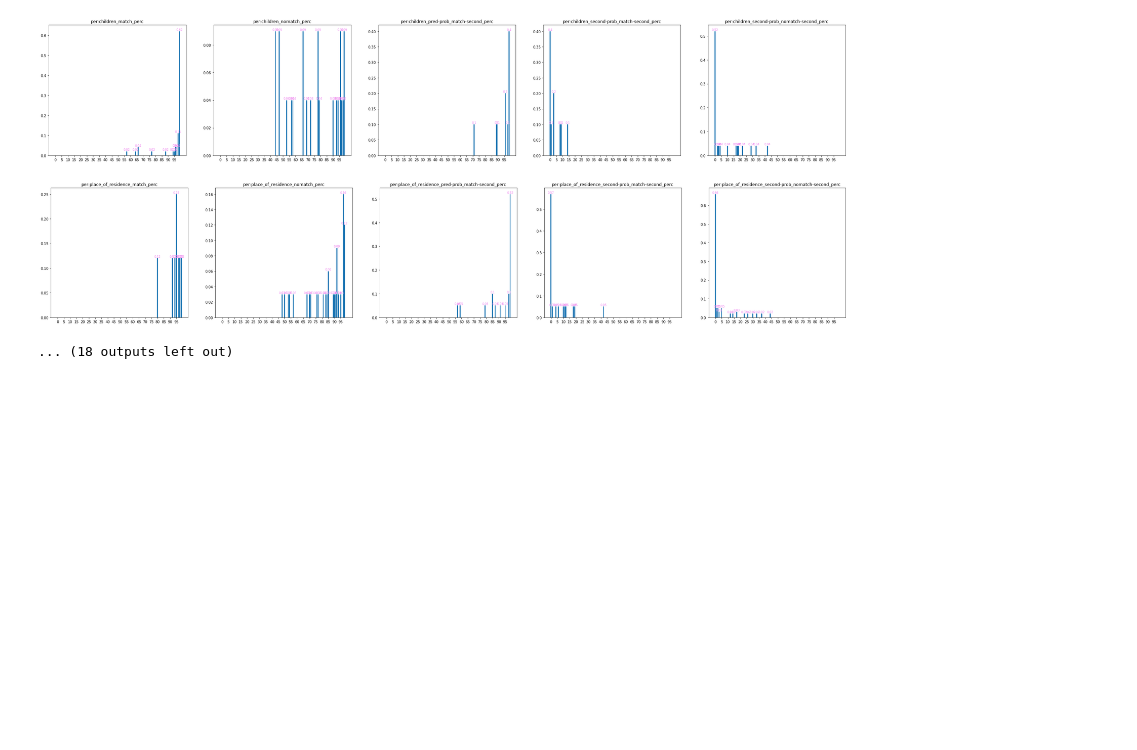
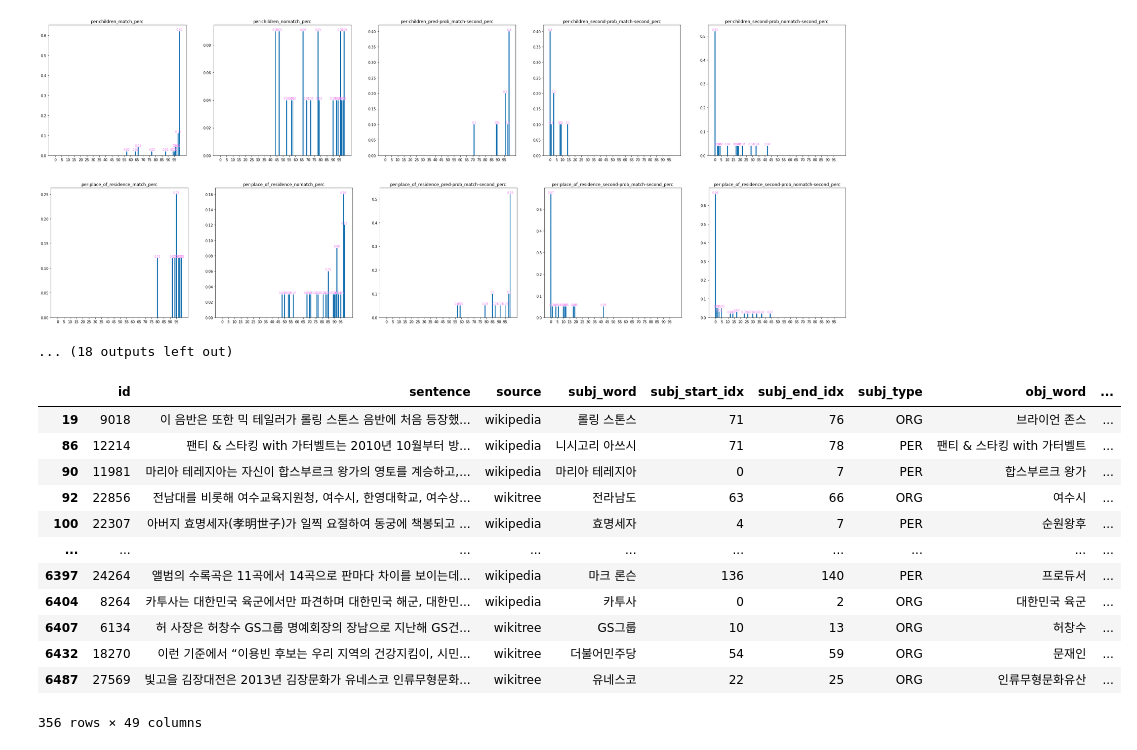
Before and after one commit to boostcampaitech4lv23nlp1/level2_klue_nlp-level2-nlp-07, a Jupyter notebook: notebooks/dev_simple.ipynb, the cells around one changed output. Cells and saved outputs as stored; diff of their text form; code cells hidden in the pictures; blank space fills up the shorter version.

```diff
--- a/notebooks/dev_simple.ipynb
+++ b/notebooks/dev_simple.ipynb
@@ -332,3 +332,19 @@ multi_plot('perc')
 [figure]
 [figure]
 ... (18 outputs left out)
+# %%
+tp[(tp['gold_label']!='no_relation')&(tp['pred_label']=='no_relation')]
+# %% [output]
+|  | id | sentence | source | subj_word | subj_start_idx | subj_end_idx | subj_type | obj_word | ... |
+| 19 | 9018 | 이 음반은 또한 믹 테일러가 롤링 스톤스 음반에 처음 등장했... | wikipedia | 롤링 스톤스 | 71 | 76 | ORG | 브라이언 존스 | ... |
+| 86 | 12214 | 팬티 & 스타킹 with 가터벨트는 2010년 10월부터 방... | wikipedia | 니시고리 아쓰시 | 71 | 78 | PER | 팬티 & 스타킹 with 가터벨트 | ... |
+| 90 | 11981 | 마리아 테레지아는 자신이 합스부르크 왕가의 영토를 계승하고,... | wikipedia | 마리아 테레지아 | 0 | 7 | PER | 합스부르크 왕가 | ... |
+| 92 | 22856 | 전남대를 비롯해 여수교육지원청, 여수시, 한영대학교, 여수상... | wikitree | 전라남도 | 63 | 66 | ORG | 여수시 | ... |
+| 100 | 22307 | 아버지 효명세자(孝明世子)가 일찍 요절하여 동궁에 책봉되고 ... | wikipedia | 효명세자 | 4 | 7 | PER | 순원왕후 | ... |
+| ... | ... | ... | ... | ... | ... | ... | ... | ... | ... |
+| 6397 | 24264 | 앨범의 수록곡은 11곡에서 14곡으로 판마다 차이를 보이는데... | wikipedia | 마크 론슨 | 136 | 140 | PER | 프로듀서 | ... |
+| 6404 | 8264 | 카투사는 대한민국 육군에서만 파견하며 대한민국 해군, 대한민... | wikipedia | 카투사 | 0 | 2 | ORG | 대한민국 육군 | ... |
+| 6407 | 6134 | 허 사장은 허창수 GS그룹 명예회장의 장남으로 지난해 GS건... | wikitree | GS그룹 | 10 | 13 | ORG | 허창수 | ... |
+| 6432 | 18270 | 이런 기준에서 “이용빈 후보는 우리 지역의 건강지킴이, 시민... | wikitree | 더불어민주당 | 54 | 59 | ORG | 문재인 | ... |
+| 6487 | 27569 | 빛고을 김장대전은 2013년 김장문화가 유네스코 인류무형문화... | wikitree | 유네스코 | 22 | 25 | ORG | 인류무형문화유산 | ... |
+356 rows × 49 columns
```
Also changed, not shown: 9 other files.
